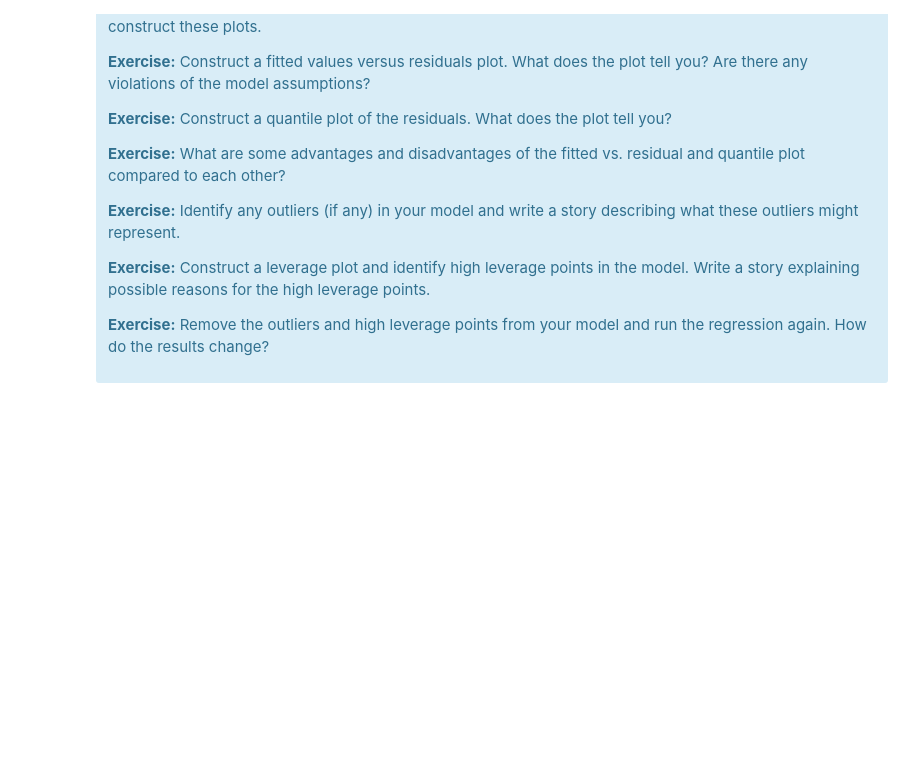
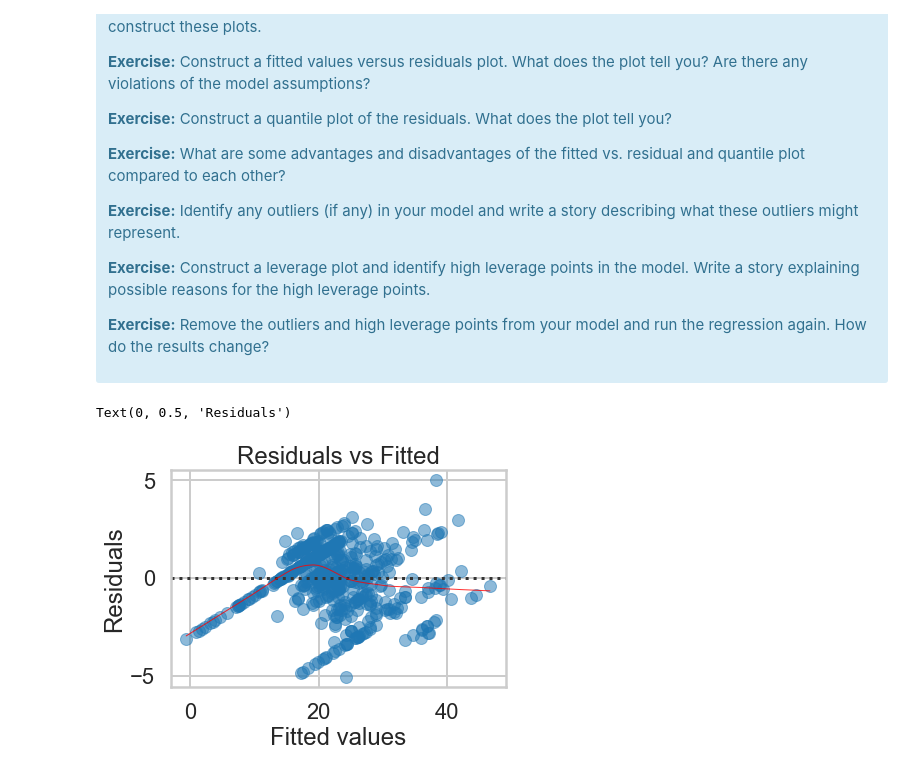
Before and after one commit to venkii83/Springboard, a Jupyter notebook: Mini_Project_Linear_Regression.ipynb, the cells around one changed output. Drawn from its saved outputs; the diff is of its cells as text; code cells hidden in the pictures; blank space fills up the shorter version.

```diff
--- a/Mini_Project_Linear_Regression.ipynb
+++ b/Mini_Project_Linear_Regression.ipynb
@@ -901,0 +900,21 @@ There are some other issues that are important investigate with linear regressio
+# %%
+# model values
+model_fitted_y = est2.fittedvalues
+# model residuals
+model_residuals = est2.resid
+dataframe = pd.concat([bos.PRICE, threen], axis=1)
+plot_lm_1 = plt.figure()
+plot_lm_1.axes[0] = sns.residplot(model_fitted_y, dataframe.columns[-1], data=dataframe,
+                          lowess=True,
+                          scatter_kws={'alpha': 0.5},
+                          line_kws={'color': 'red', 'lw': 1, 'alpha': 0.8})
+
+plot_lm_1.axes[0].set_title('Residuals vs Fitted')
+plot_lm_1.axes[0].set_xlabel('Fitted values')
+plot_lm_1.axes[0].set_ylabel('Residuals')
+#The red curved line is an indicator that we are failing to capture some of the non-linear features of the model.
+#In other words, we are underfitting the model. Perhaps the variance in the data might be better captured using the
+#square or some other non-linear transformation of one or more of the features
+# %% [output]
+Text(0, 0.5, 'Residuals')
+[figure, added]
```
Also changed, not shown: parts of 10 cells of this notebook.
